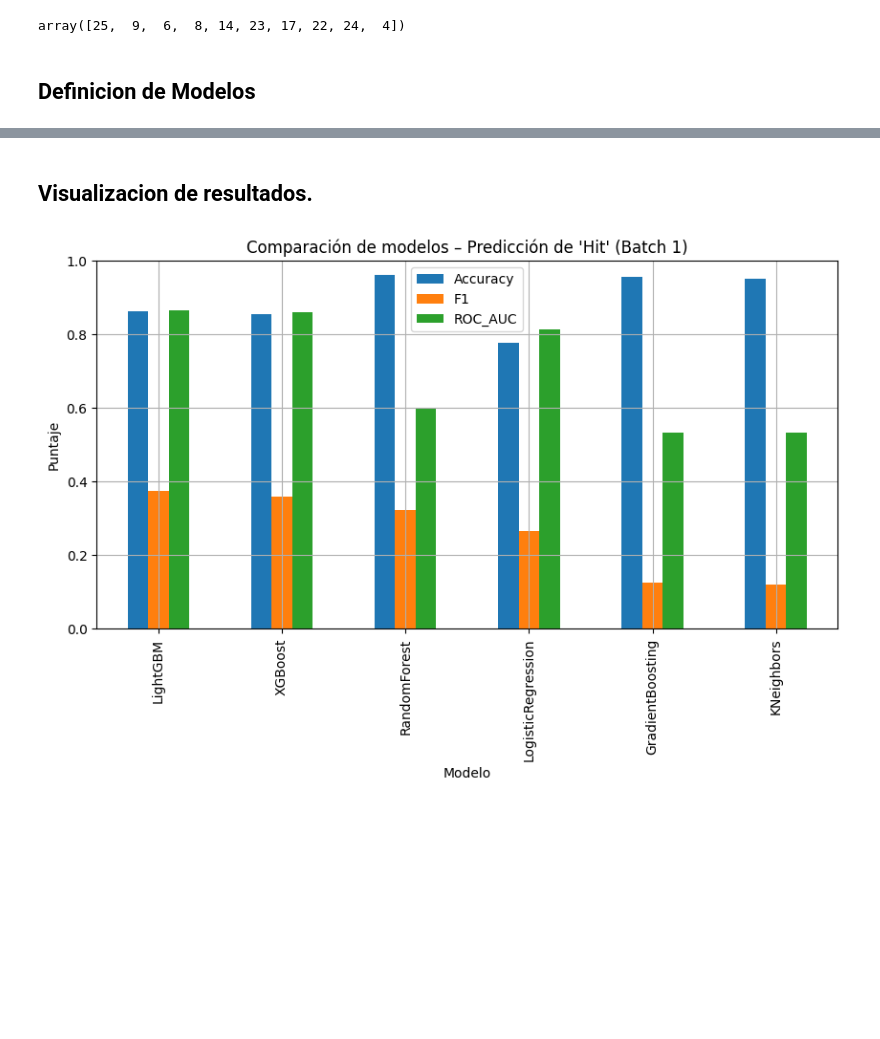
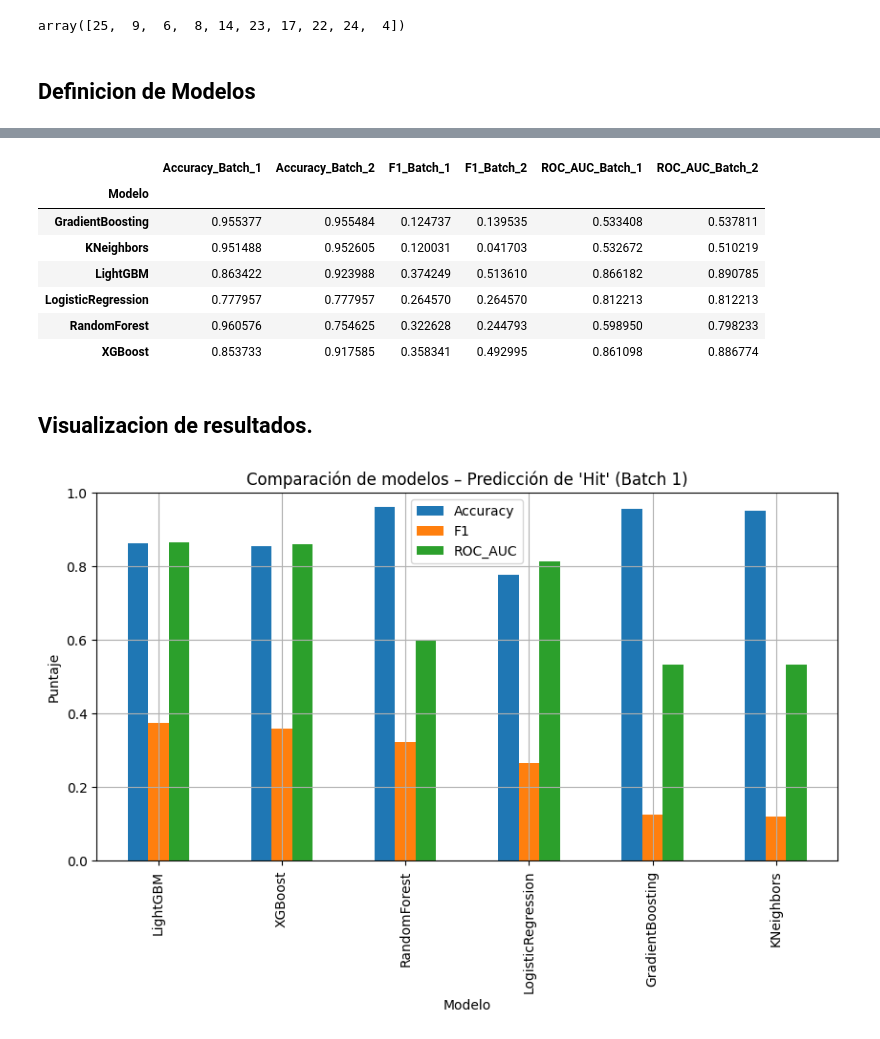
Before and after one commit to jmf-uniandes/pre-training, a Jupyter notebook: notebooks/03_preprocessing.ipynb, the cells around one changed output, grey strips where cells are left out. Cells and saved outputs as stored; diff of their text form; code cells hidden in the pictures; blank space fills up the shorter version.

Commit message:
update after test Models

```diff
--- a/notebooks/03_preprocessing.ipynb
+++ b/notebooks/03_preprocessing.ipynb
@@ -342,3 +346,22 @@ NameError: name 'df_resultados' is not defined
+# %%
+df_pivot = (
+    df_resultados
+    .pivot(index="Modelo", columns="Batch", values=["Accuracy", "F1", "ROC_AUC"])
+    .sort_index(axis=1, level=0)  # agrupa métricas juntas
+)
+# Metric → Batch_1 | Batch_2
+df_pivot.columns = [f"{metric}_{batch}" for metric, batch in df_pivot.columns]
+
+display(df_pivot)
+# %% [output]
+|  | Accuracy_Batch_1 | Accuracy_Batch_2 | F1_Batch_1 | F1_Batch_2 | ROC_AUC_Batch_1 | ROC_AUC_Batch_2 |
+| Modelo |  |  |  |  |  |  |
+| GradientBoosting | 0.955377 | 0.955484 | 0.124737 | 0.139535 | 0.533408 | 0.537811 |
+| KNeighbors | 0.951488 | 0.952605 | 0.120031 | 0.041703 | 0.532672 | 0.510219 |
+| LightGBM | 0.863422 | 0.923988 | 0.374249 | 0.513610 | 0.866182 | 0.890785 |
+| LogisticRegression | 0.777957 | 0.777957 | 0.264570 | 0.264570 | 0.812213 | 0.812213 |
+| RandomForest | 0.960576 | 0.754625 | 0.322628 | 0.244793 | 0.598950 | 0.798233 |
+| XGBoost | 0.853733 | 0.917585 | 0.358341 | 0.492995 | 0.861098 | 0.886774 |
 # %% [markdown]
 ## Visualizacion de resultados.
 # %%
```
Also changed, not shown: parts of 2 cells of this notebook, 8 other files.
